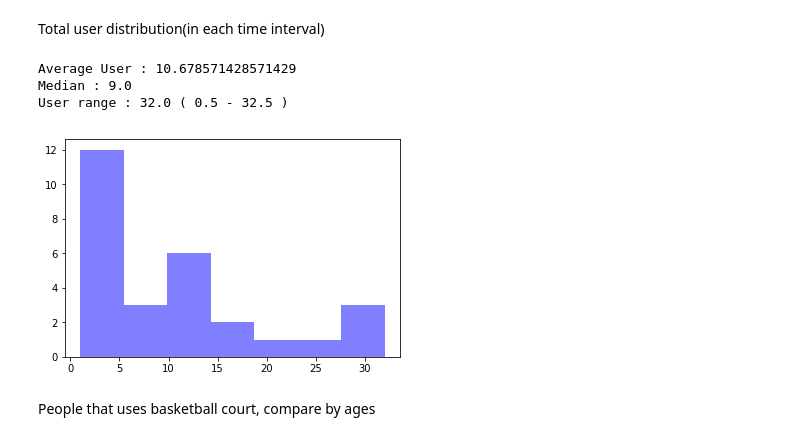
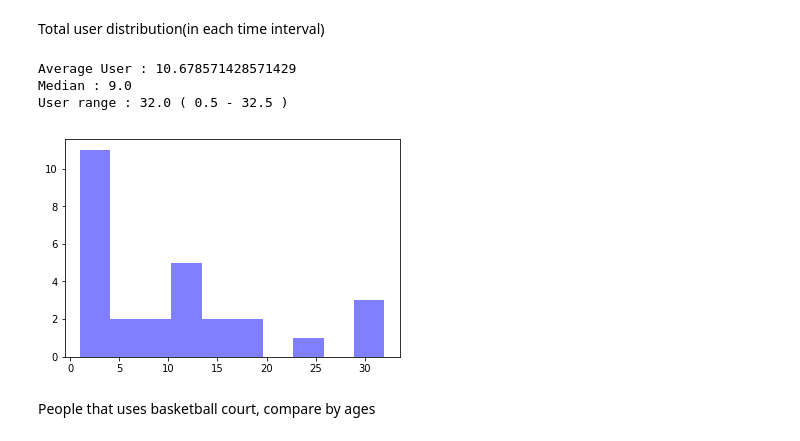
Before and after one commit to badgooooor/basketball-survey, a Jupyter notebook: Basketball Court Survey - Data Analysis.ipynb, the cells around one changed output. Cells and saved outputs as stored; diff of their text form; code cells hidden in the pictures.

```diff
--- a/Basketball Court Survey - Data Analysis.ipynb
+++ b/Basketball Court Survey - Data Analysis.ipynb
@@ -32,19 +32,20 @@ Total user distribution(in each time interval)
 # %%
 totalUser = data['Total User']
 avgTotalUser = totalUser.mean()
+sdTotalUser = totalUser.std(ddof=1)
 medTotalUser = totalUser.median()
 minTotalUser, maxTotalUser = totalUser.min() - 0.5, totalUser.max() + 0.5
 
 print('Average User :', avgTotalUser)
 print('Median :', medTotalUser)
 print('User range :', maxTotalUser - minTotalUser, '(', minTotalUser, '-', maxTotalUser, ')')
 
-n, bins, patches = plt.hist(totalUser, 7, facecolor='blue', alpha=0.5)
+n, bins, patches = plt.hist(totalUser, 10, facecolor='blue', alpha=0.5)
 # %% [output]
 Average User : 10.678571428571429
 Median : 9.0
 User range : 32.0 ( 0.5 - 32.5 )
-[figure, old version]
+[figure, new version]
 # %% [markdown]
 People that uses basketball court, compare by ages
 # %%
```
Also changed, not shown: parts of 2 cells of this notebook.
